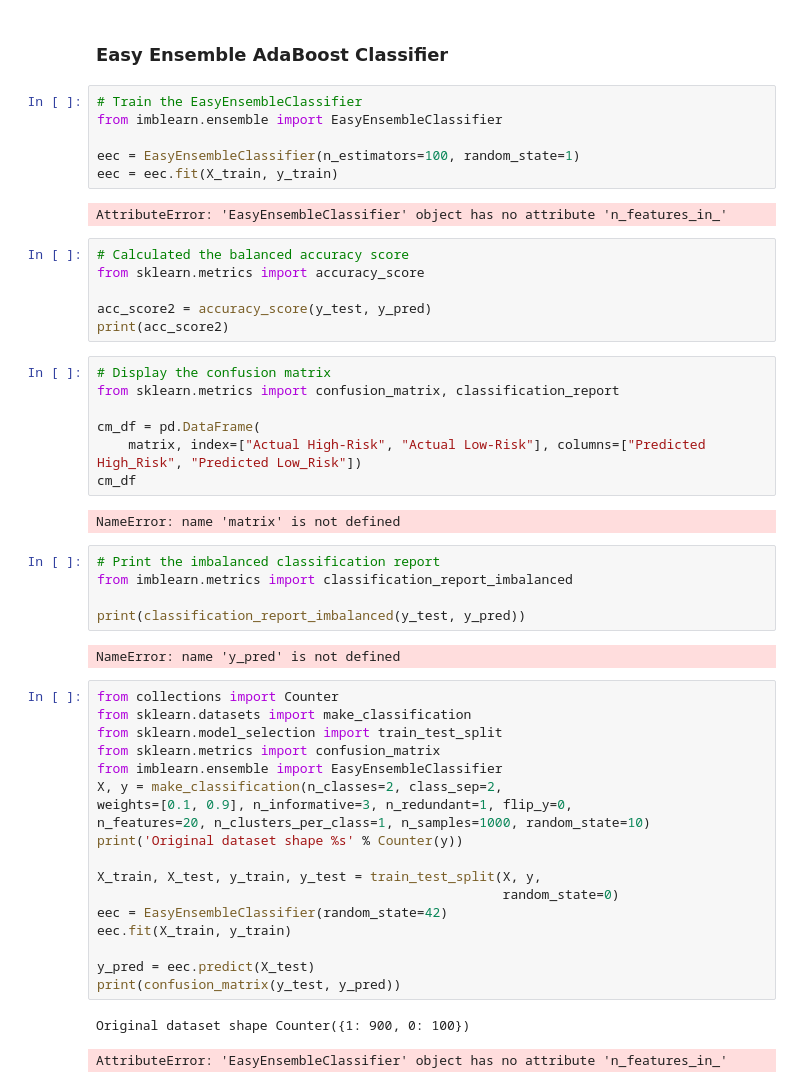
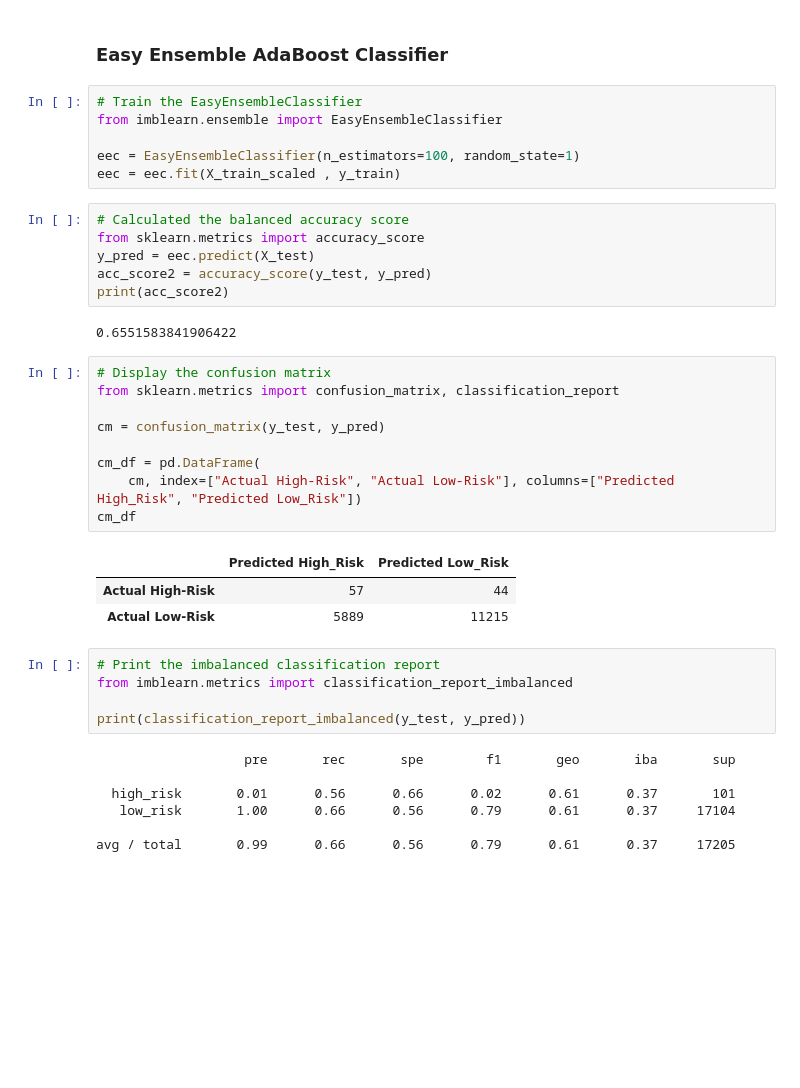
Before and after one commit to MatthewLane412/Credit_Risk_Analysis, a Jupyter notebook: credit_risk_ensemble.ipynb, the cells around one changed output. Saved outputs shown, nothing was run; the diff lists cells and outputs as text; blank space fills up the shorter version.

```diff
--- a/credit_risk_ensemble.ipynb
+++ b/credit_risk_ensemble.ipynb
@@ -297,49 +299,37 @@ print(X_train_scaled)
 from imblearn.ensemble import EasyEnsembleClassifier
 
 eec = EasyEnsembleClassifier(n_estimators=100, random_state=1)
-eec = eec.fit(X_train, y_train)
+eec = eec.fit(X_train_scaled , y_train)
-# %% [output]
-AttributeError: 'EasyEnsembleClassifier' object has no attribute 'n_features_in_'
 # %%
 # Calculated the balanced accuracy score
 from sklearn.metrics import accuracy_score
-
+y_pred = eec.predict(X_test)
 acc_score2 = accuracy_score(y_test, y_pred)
 print(acc_score2)
+# %% [output]
+0.6551583841906422
 # %%
 # Display the confusion matrix
 from sklearn.metrics import confusion_matrix, classification_report
 
+cm = confusion_matrix(y_test, y_pred)
+
 cm_df = pd.DataFrame(
-    matrix, index=["Actual High-Risk", "Actual Low-Risk"], columns=["Predicted High_Risk", "Predicted Low_Risk"])
+    cm, index=["Actual High-Risk", "Actual Low-Risk"], columns=["Predicted High_Risk", "Predicted Low_Risk"])
 cm_df
 # %% [output]
-NameError: name 'matrix' is not defined
+|  | Predicted High_Risk | Predicted Low_Risk |
+| Actual High-Risk | 57 | 44 |
+| Actual Low-Risk | 5889 | 11215 |
 # %%
 # Print the imbalanced classification report
 from imblearn.metrics import classification_report_imbalanced
 
 print(classification_report_imbalanced(y_test, y_pred))
 # %% [output]
-NameError: name 'y_pred' is not defined
+                   pre       rec       spe        f1       geo       iba       sup
+
+  high_risk       0.01      0.56      0.66      0.02      0.61      0.37       101
+   low_risk       1.00      0.66      0.56      0.79      0.61      0.37     17104
+
+avg / total       0.99      0.66      0.56      0.79      0.61      0.37     17205
-# %%
-from collections import Counter
-from sklearn.datasets import make_classification
-from sklearn.model_selection import train_test_split
-from sklearn.metrics import confusion_matrix
-from imblearn.ensemble import EasyEnsembleClassifier
-X, y = make_classification(n_classes=2, class_sep=2,
-weights=[0.1, 0.9], n_informative=3, n_redundant=1, flip_y=0,
-n_features=20, n_clusters_per_class=1, n_samples=1000, random_state=10)
-print('Original dataset shape %s' % Counter(y))
-
-X_train, X_test, y_train, y_test = train_test_split(X, y,
-                                                    random_state=0)
-eec = EasyEnsembleClassifier(random_state=42)
-eec.fit(X_train, y_train)
-
-y_pred = eec.predict(X_test)
-print(confusion_matrix(y_test, y_pred))
-# %% [output]
-Original dataset shape Counter({1: 900, 0: 100})
-AttributeError: 'EasyEnsembleClassifier' object has no attribute 'n_features_in_'
```
Also changed, not shown: parts of 7 cells of this notebook, 2 other files.
